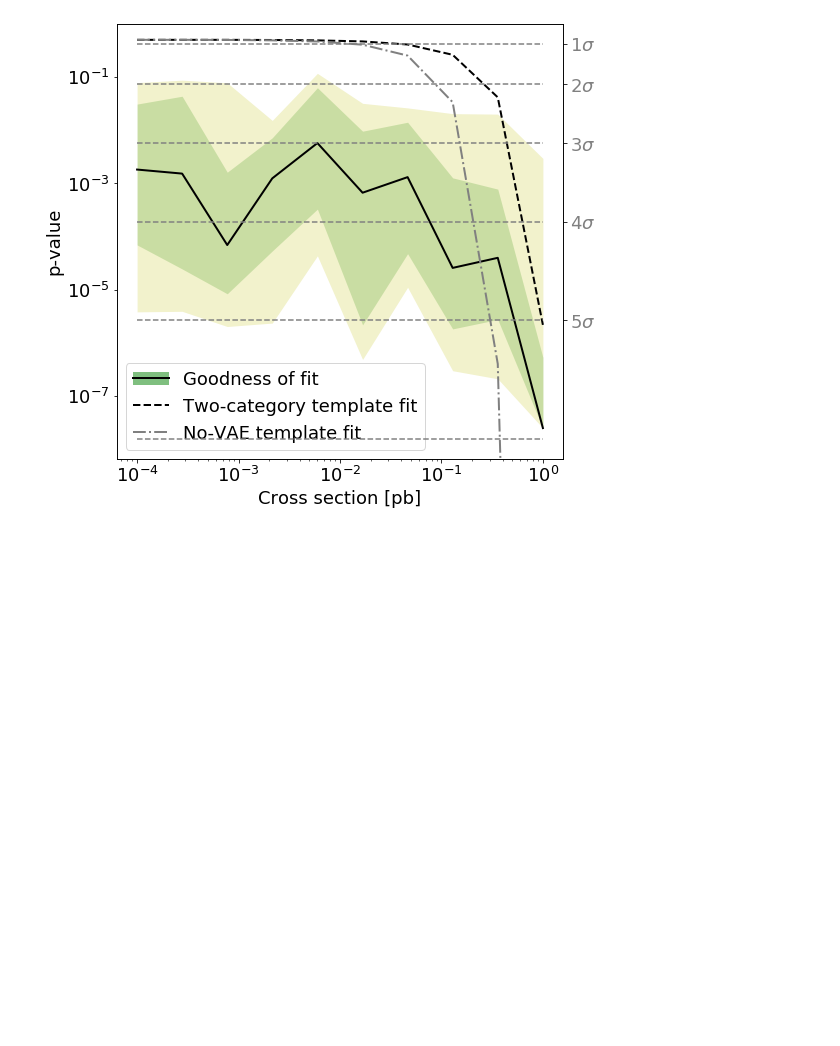
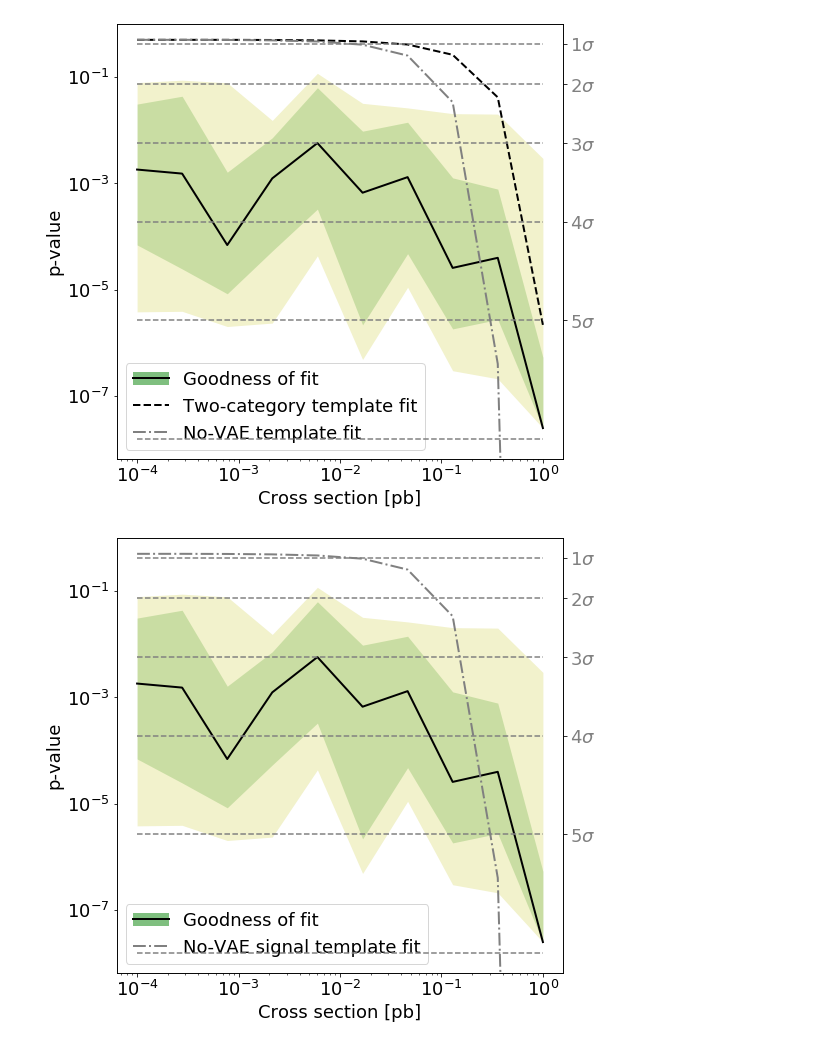
Before and after one commit to thaarres/JetAnomaly_CHEP19, a Jupyter notebook: jupyter/FinalPlots.ipynb, the cells around one changed output. Cells and saved outputs as stored; diff of their text form; code cells hidden in the pictures; blank space fills up the shorter version.

Commit message:
final plots

```diff
--- a/jupyter/FinalPlots.ipynb
+++ b/jupyter/FinalPlots.ipynb
@@ -124,3 +124,33 @@ ax2.set_yticklabels(['{}$\sigma$'.format(i) for i in range(1,6)])
 ax2.tick_params(axis='y', labelcolor='grey')
 # %% [output]
 [figure]
+# %%
+matplotlib.rcParams.update({'font.size': 18})
+fig, ax1 = plt.subplots(figsize=(8,8))
+
+ax1.fill_between(sort_xs, sort_pval_band[1, :], sort_pval_band[3, :], color='g', alpha = 0.2, lw=0)
+core = ax1.plot(sort_xs, sort_pval_band[2, :], linewidth=2, color='k', label='GOF')
+band1 = ax1.fill(np.NaN, np.NaN, 'g', alpha=0.5)
+band2 = ax1.fill_between(sort_xs, sort_pval_band[0, :], sort_pval_band[4, :], color='y', alpha = 0.2, lw=0)
+#core2cat = ax1.plot(sort_xs, twocatfit, linewidth=2, linestyle='--', color='k', label='Two-category fit')
+coreNoVAE = ax1.plot(sort_xs, noVAEfit, linewidth=2, linestyle='-.', color='grey', label='No-VAE template fit')
+
+plt.xscale('log')
+plt.xlabel('Cross section [pb]')
+plt.yscale('log')
+plt.ylabel('p-value')
+plt.ylim(1 - erf(5.8/np.sqrt(2)), 1)
+
+plt.legend([(band1[0], core[0]), coreNoVAE[0]],
+           ['Goodness of fit', 'No-VAE signal template fit'])
+
+ax2 = ax1.twinx()
+for i in range(1, 7):
+    p = 1 - erf(i/np.sqrt(2))
+    ax2.plot([sort_xs[0], sort_xs[-1]], 2*[p], '--', color='grey')
+plt.yscale('log')
+ax2.set_yticks(1 - erf(np.arange(1,6)/np.sqrt(2)))
+ax2.set_yticklabels(['{}$\sigma$'.format(i) for i in range(1,6)])
+ax2.tick_params(axis='y', labelcolor='grey')
+# %% [output]
+[figure, added]
```
